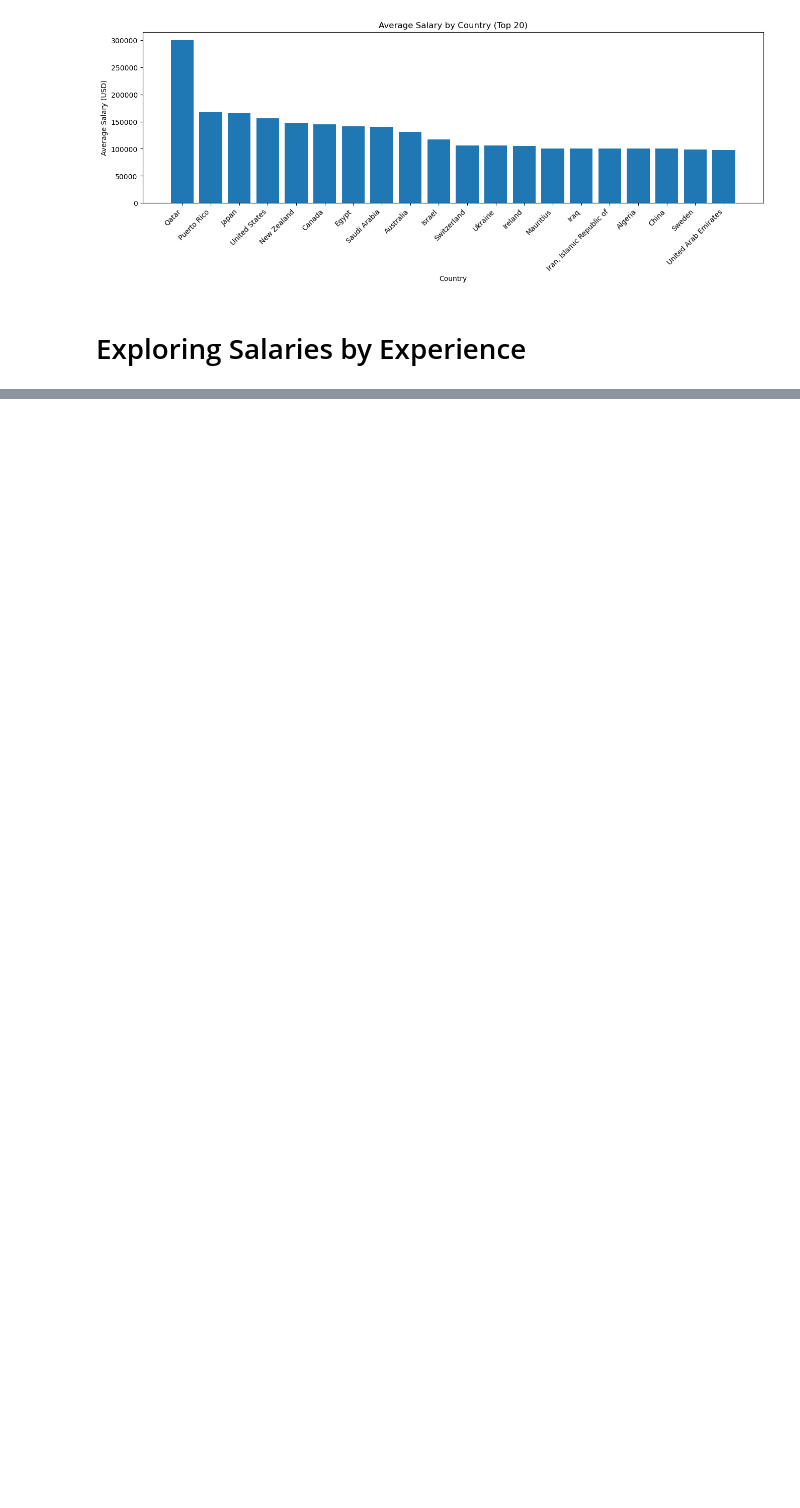
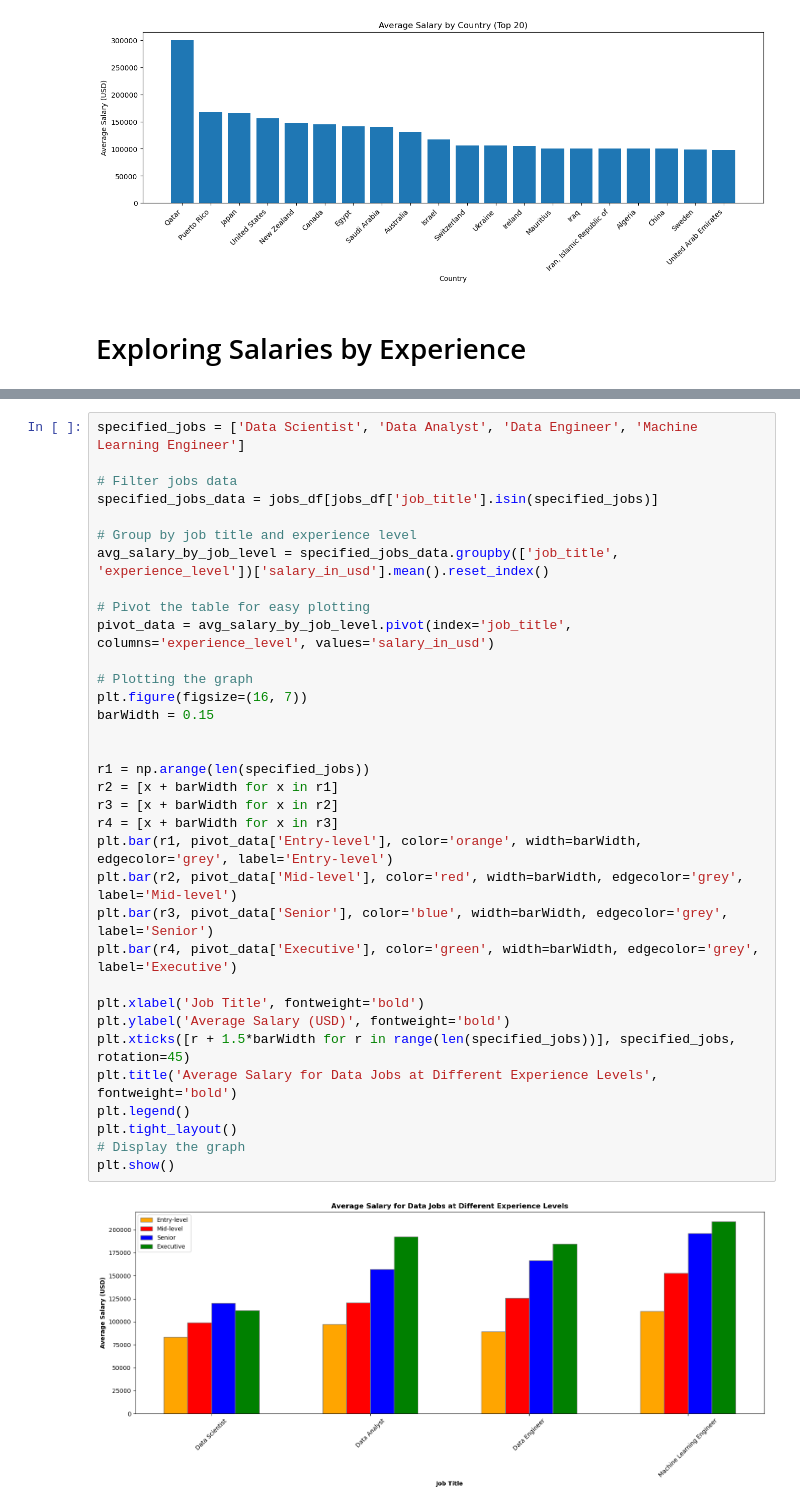
Before and after one commit to Karall0k/P1Group_3, a Jupyter notebook: Trends_in_DataSci_2024.ipynb, the cells around one changed output, grey strips where cells are left out. Saved outputs shown, nothing was run; the diff lists cells and outputs as text; blank space fills up the shorter version.

```diff
--- a/Trends_in_DataSci_2024.ipynb
+++ b/Trends_in_DataSci_2024.ipynb
@@ -315,3 +338,39 @@ plt.show()
+# %%
+specified_jobs = ['Data Scientist', 'Data Analyst', 'Data Engineer', 'Machine Learning Engineer']
+
+# Filter jobs data
+specified_jobs_data = jobs_df[jobs_df['job_title'].isin(specified_jobs)]
+
+# Group by job title and experience level
+avg_salary_by_job_level = specified_jobs_data.groupby(['job_title', 'experience_level'])['salary_in_usd'].mean().reset_index()
+
+# Pivot the table for easy plotting
+pivot_data = avg_salary_by_job_level.pivot(index='job_title', columns='experience_level', values='salary_in_usd')
+
+# Plotting the graph
+plt.figure(figsize=(16, 7))
+barWidth = 0.15
+
+
+r1 = np.arange(len(specified_jobs))
+r2 = [x + barWidth for x in r1]
+r3 = [x + barWidth for x in r2]
+r4 = [x + barWidth for x in r3]
+plt.bar(r1, pivot_data['Entry-level'], color='orange', width=barWidth, edgecolor='grey', label='Entry-level')
+plt.bar(r2, pivot_data['Mid-level'], color='red', width=barWidth, edgecolor='grey', label='Mid-level')
+plt.bar(r3, pivot_data['Senior'], color='blue', width=barWidth, edgecolor='grey', label='Senior')
+plt.bar(r4, pivot_data['Executive'], color='green', width=barWidth, edgecolor='grey', label='Executive')
+
+plt.xlabel('Job Title', fontweight='bold')
+plt.ylabel('Average Salary (USD)', fontweight='bold')
+plt.xticks([r + 1.5*barWidth for r in range(len(specified_jobs))], specified_jobs, rotation=45)
+plt.title('Average Salary for Data Jobs at Different Experience Levels', fontweight='bold')
+plt.legend()
+plt.tight_layout()
+# Display the graph
+plt.show()
+# %% [output]
+[figure, added]
 # %%
 entry_level = jobs_df.loc[jobs_df['experience_level'] == "Entry-level", :]
 
```
Also changed, not shown: parts of 21 cells of this notebook.
